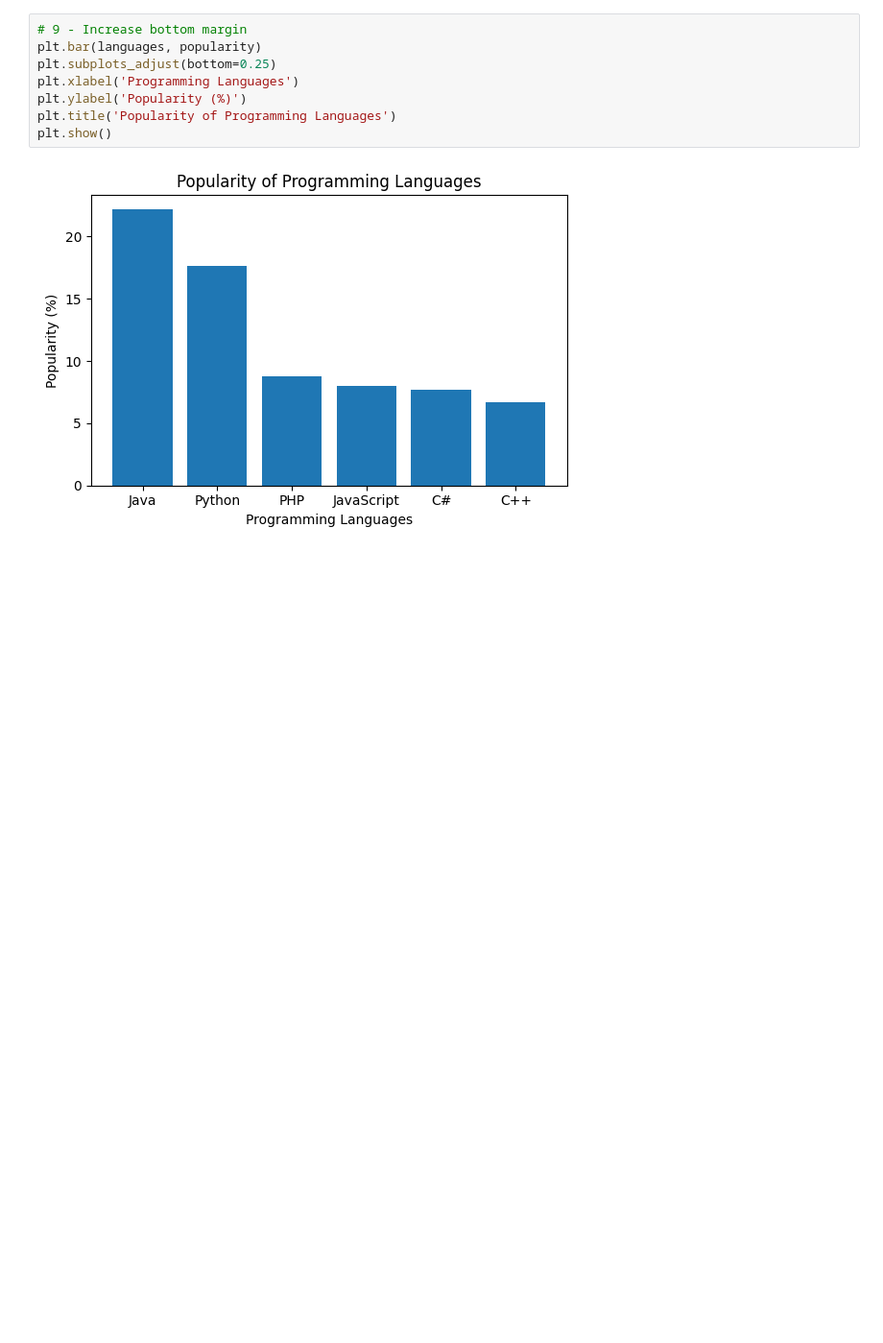
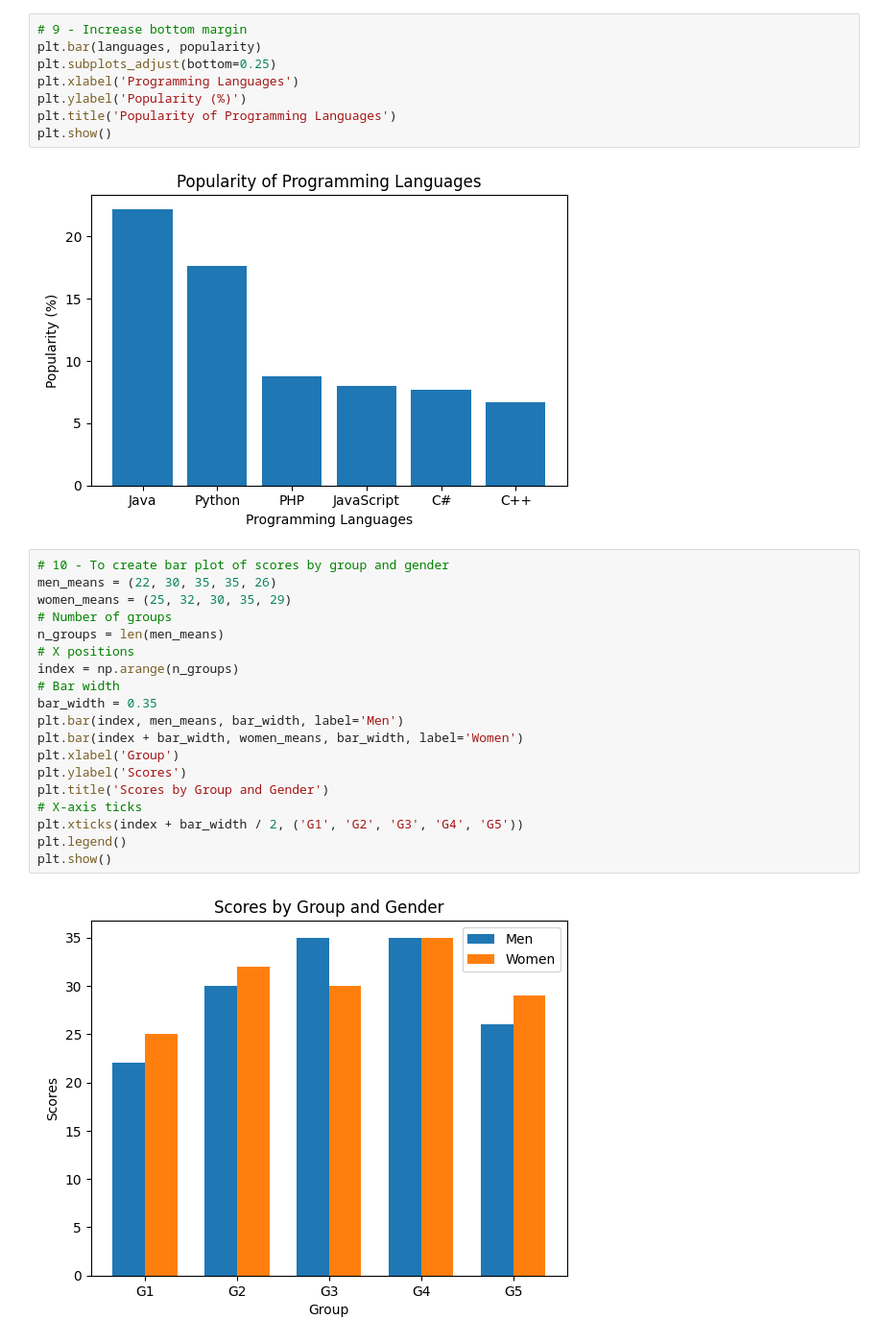
Before and after one commit to Tejeswar23/python-core-, a Jupyter notebook: matplot/practice_matplot.ipynb, the cells around one changed output. Shown at 96% size. Drawn from its saved outputs; the diff is of its cells as text; blank space fills up the shorter version.

Commit message:
completed bar chart and scatter plot problems

```diff
--- a/matplot/practice_matplot.ipynb
+++ b/matplot/practice_matplot.ipynb
@@ -352,3 +353,24 @@ plt.title('Popularity of Programming Languages')
 plt.show()
 # %% [output]
 [figure]
+# %%
+# 10 - To create bar plot of scores by group and gender
+men_means = (22, 30, 35, 35, 26)
+women_means = (25, 32, 30, 35, 29)
+# Number of groups
+n_groups = len(men_means)
+# X positions
+index = np.arange(n_groups)
+# Bar width
+bar_width = 0.35
+plt.bar(index, men_means, bar_width, label='Men')
+plt.bar(index + bar_width, women_means, bar_width, label='Women')
+plt.xlabel('Group')
+plt.ylabel('Scores')
+plt.title('Scores by Group and Gender')
+# X-axis ticks
+plt.xticks(index + bar_width / 2, ('G1', 'G2', 'G3', 'G4', 'G5'))
+plt.legend()
+plt.show()
+# %% [output]
+[figure, added]
```
Also changed, not shown: parts of 12 cells of this notebook, 1 other file.
